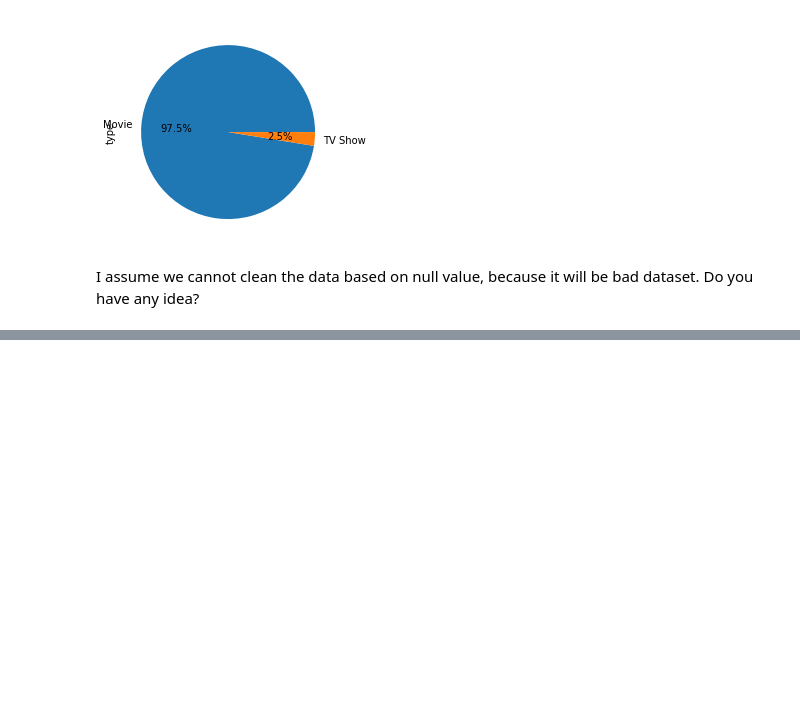
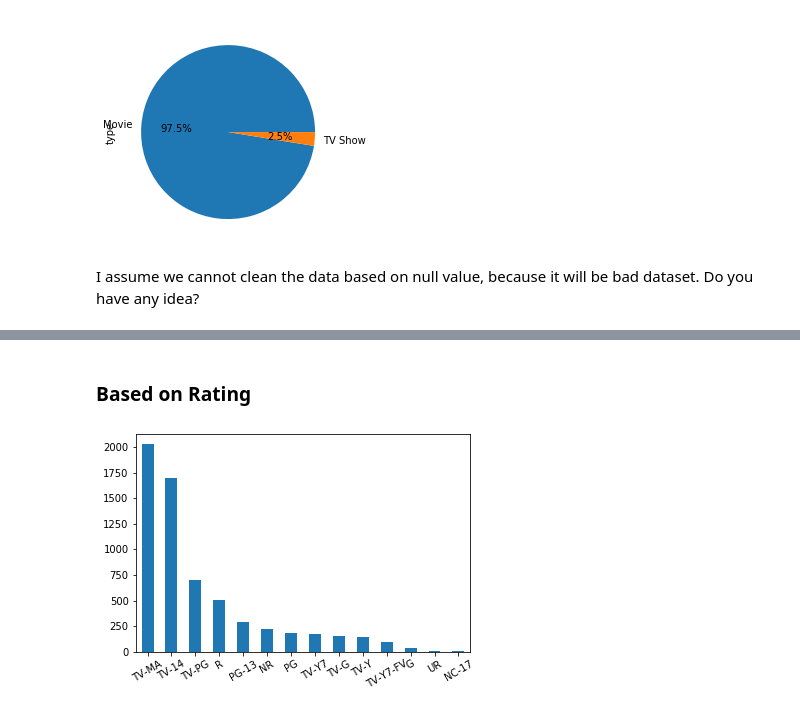
Before and after one commit to MohammadFebriyanto/Bangkit_Project, a Jupyter notebook: NetflixBangkit.ipynb, the cells around one changed output, grey strips where cells are left out. Drawn from its saved outputs; the diff is of its cells as text; code cells hidden in the pictures; blank space fills up the shorter version.

```diff
--- a/NetflixBangkit.ipynb
+++ b/NetflixBangkit.ipynb
@@ -89,0 +211,9 @@ I assume we cannot clean the data based on null value, because it will be bad da
+# %% [markdown]
+### Based on Rating
+# %%
+based_on_type=dataset.rating.value_counts()
+based_on_type.plot.bar()
+plt.xticks(rotation=30)
+plt.show()
+# %% [output]
+[figure, added]
```
Also changed, not shown: parts of 12 cells of this notebook.
